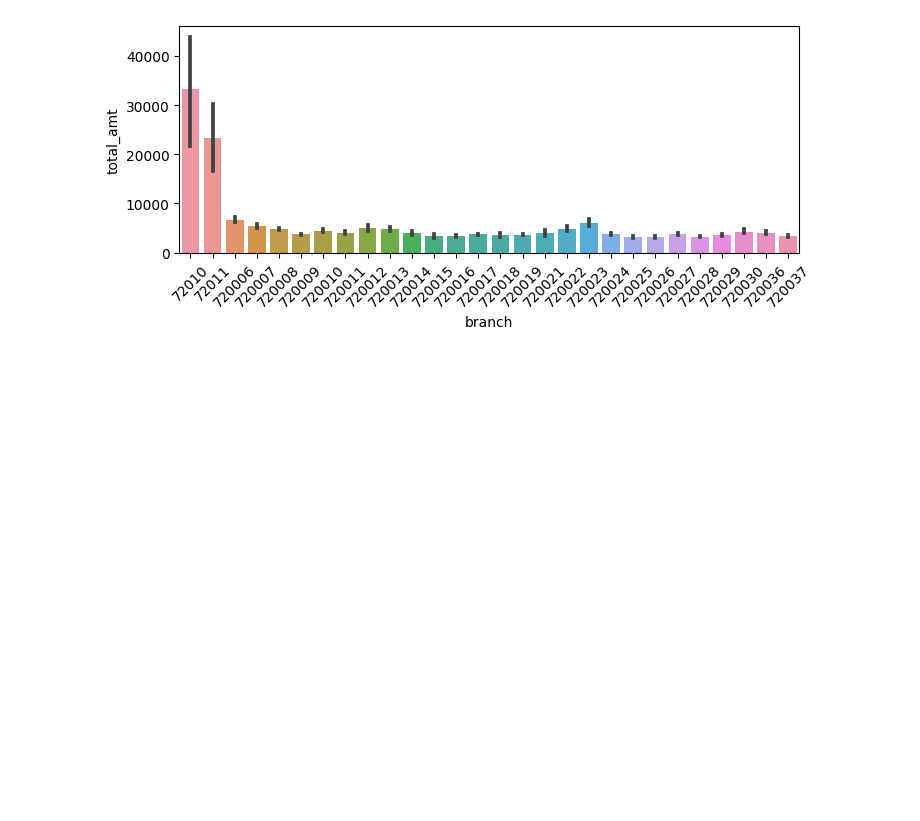
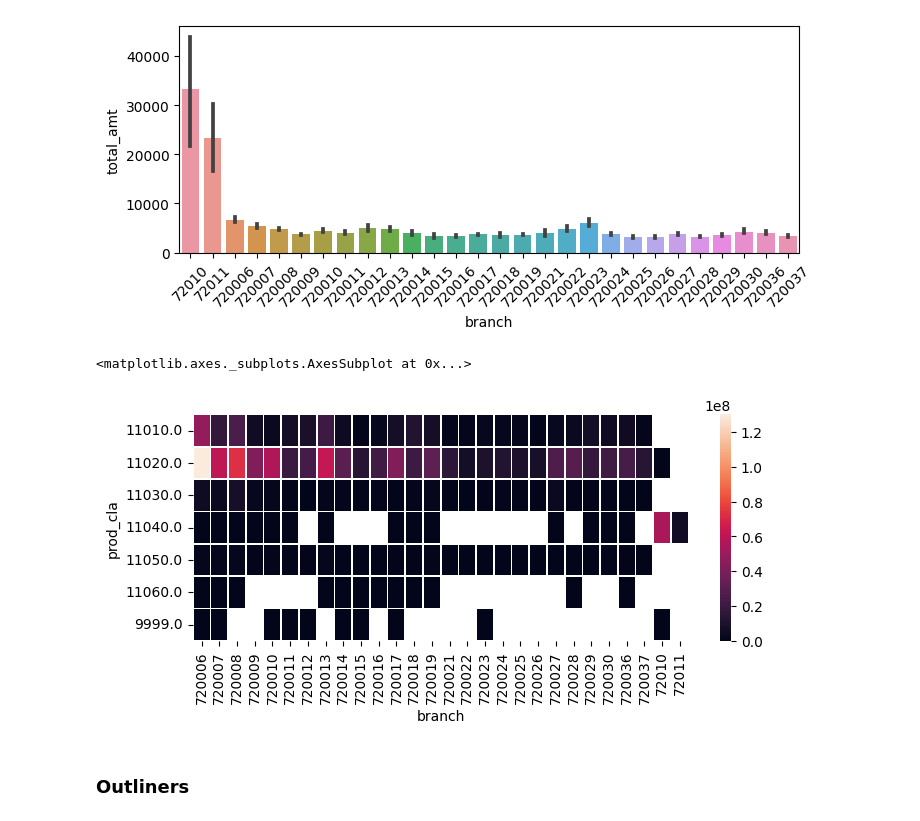
Before and after one commit to ryanhao1115/ML-for-Fraud-Detection, a Jupyter notebook: 2_Exploratory_analysis.ipynb, the cells around one changed output. Cells and saved outputs as stored; diff of their text form; code cells hidden in the pictures; blank space fills up the shorter version.

```diff
--- a/2_Exploratory_analysis.ipynb
+++ b/2_Exploratory_analysis.ipynb
@@ -92,3 +115,13 @@ plt.xticks(rotation=45)
         17, 18, 19, 20, 21, 22, 23, 24, 25, 26, 27]),
  <a list of 28 Text major ticklabel objects>)
 [figure]
+# %%
+df_branch_prodcla = df.groupby(['branch','prod_cla'],as_index=False)['total_amt'].sum()
+df_branch_prodcla = df_branch_prodcla.pivot('prod_cla','branch','total_amt')
+fig = plt.figure(figsize=(8,3),dpi=100)
+sns.heatmap(df_branch_prodcla, linewidths=.5)
+# %% [output]
+<matplotlib.axes._subplots.AxesSubplot at 0x...>
+[figure, added]
+# %% [markdown]
+### Outliners
```
Also changed, not shown: parts of 3 cells of this notebook.
